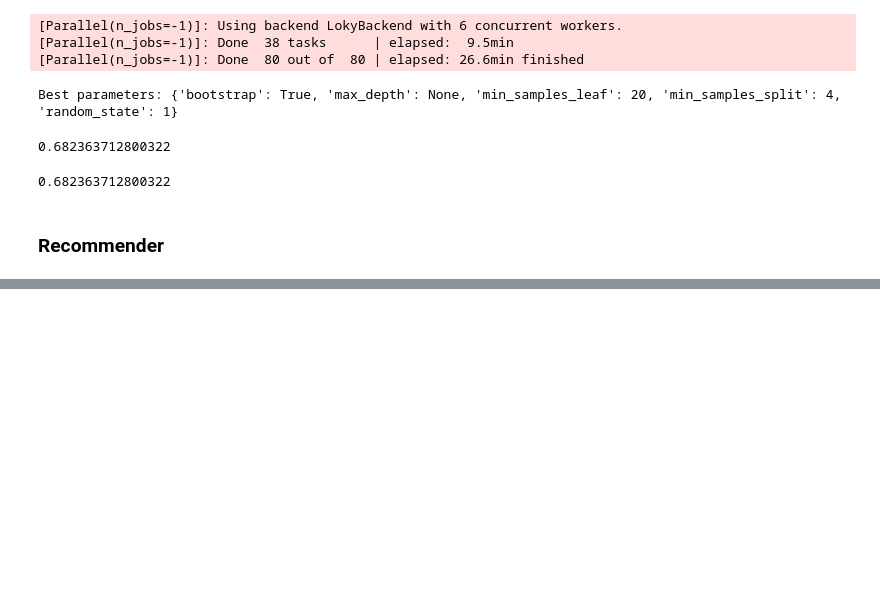
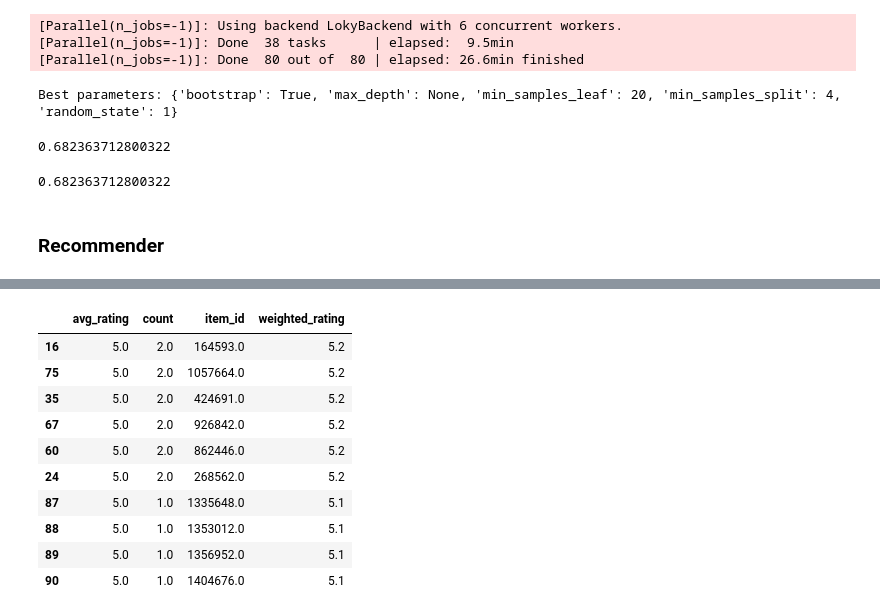
Before and after one commit to yenholaivy/RTR_review_prediction, a Jupyter notebook: RTR2.ipynb, the cells around one changed output, grey strips where cells are left out. Cells and saved outputs as stored; diff of their text form; code cells hidden in the pictures; blank space fills up the shorter version.

```diff
--- a/RTR2.ipynb
+++ b/RTR2.ipynb
@@ -509,7 +512,9 @@ def get_numeric_range(data, range_num, col_name, col_val = None):
 def get_similar_users(data, height=None, weight=None, age=None, size=None,
                      body_type=None, bust_size=None):
 
-    user_data = data[['height', 'weight', 'age', 'size']]
+    user_data = data[['user_id','height', 'weight', 'age', 'size']]
+    user_data.drop_duplicates(keep='first', inplace=True)
+
     user_data['weight'] = (user_data['weight']
                            .transform(lambda x: str(x)
                            .replace('lbs', '') if str(x) != 'nan' else x)
@@ -528,7 +533,35 @@ def get_similar_users(data, height=None, weight=None, age=None, size=None,
 #                         .transform(lambda x: str(x)[2:] if str(x) != 'nan' else x)
 
 #     user_features = pd.get_dummies(user_data, columns= ['body type'], dummy_na=True)
-    similarity_matrix = cosine_similarity(user_data)
 
-    return similarity_matrix
+    new_user = np.array([[height, weight, age, size]])
+    user_id = user_data['user_id']
+    user_info = user_data[['height', 'weight', 'age', 'size']]
+
+    similarity_matrix = cosine_similarity(new_user, user_info)
+
+    similarity_df = pd.DataFrame(data = similarity_matrix.reshape(-1), index = user_id,columns=['similarity'])
+
+    return similarity_df.sort_values(by = 'similarity', ascending = False)[:100]
+# %%
+def get_top_rated_items(data, average_weight = 0.05, height=None, weight=None, age=None, size=None,
+                     body_type=None, bust_size=None):
+
+    similarity_df = get_similar_users(data, height, weight, age, size)
+    similar_users = data[data['user_id'].isin(similarity_df.index)][['item_id', 'rating']]
+    similar_users['rating'] = similar_users['rating']/2
+
+    grouped_items = similar_users.groupby('item_id')
+    weighted_average_df = pd.DataFrame()
+
+    for item, item_data in grouped_items:
+        avg_rating = np.mean(item_data.rating)
+        weighted_rating = avg_rating + (len(item_data))*average_weight
+        weighted_average_df = weighted_average_df.append({'item_id': item,
+                                                        'avg_rating': avg_rating,
+                                                        'count': len(item_data),
+                                                        'weighted_rating':weighted_rating},
+                                                        ignore_index=True)
+
+    return weighted_average_df.sort_values(by = 'weighted_rating', ascending = False)[:10]
 # %%
@@ -552,0 +588,14 @@ data_sample
+# %%
+get_top_rated_items(data_wedding, 0.1, 62, 112, 25, 4)
+# %% [output]
+|  | avg_rating | count | item_id | weighted_rating |
+| 16 | 5.0 | 2.0 | 164593.0 | 5.2 |
+| 75 | 5.0 | 2.0 | 1057664.0 | 5.2 |
+| 35 | 5.0 | 2.0 | 424691.0 | 5.2 |
+| 67 | 5.0 | 2.0 | 926842.0 | 5.2 |
+| 60 | 5.0 | 2.0 | 862446.0 | 5.2 |
+| 24 | 5.0 | 2.0 | 268562.0 | 5.2 |
+| 87 | 5.0 | 1.0 | 1335648.0 | 5.1 |
+| 88 | 5.0 | 1.0 | 1353012.0 | 5.1 |
+| 89 | 5.0 | 1.0 | 1356952.0 | 5.1 |
+| 90 | 5.0 | 1.0 | 1404676.0 | 5.1 |
```
Also changed, not shown: parts of 4 cells of this notebook.
